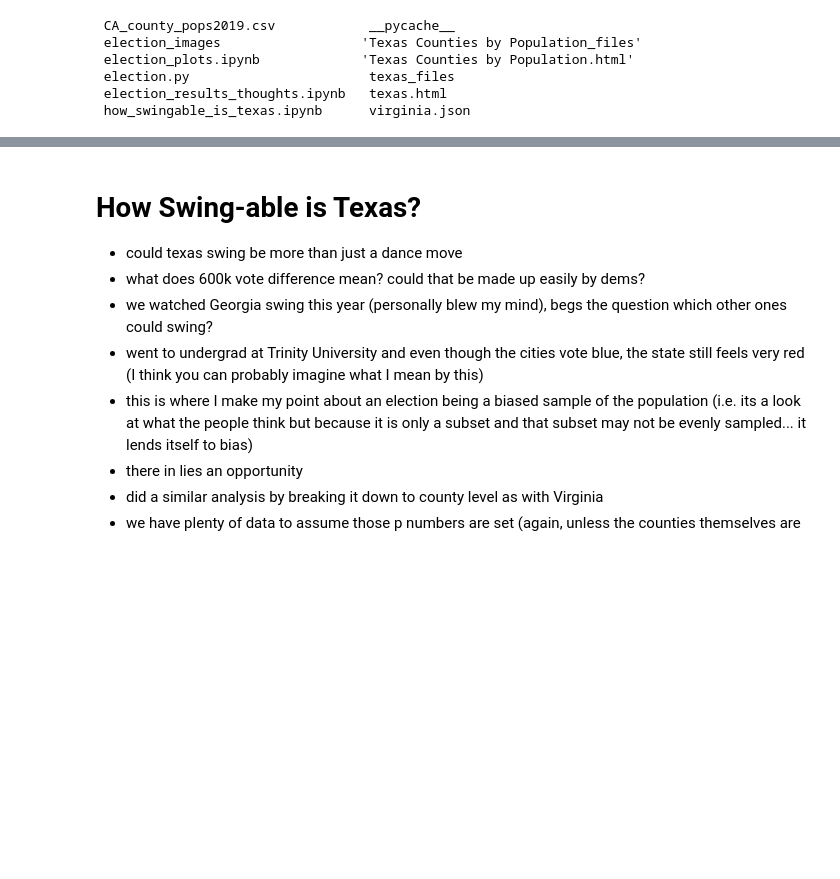
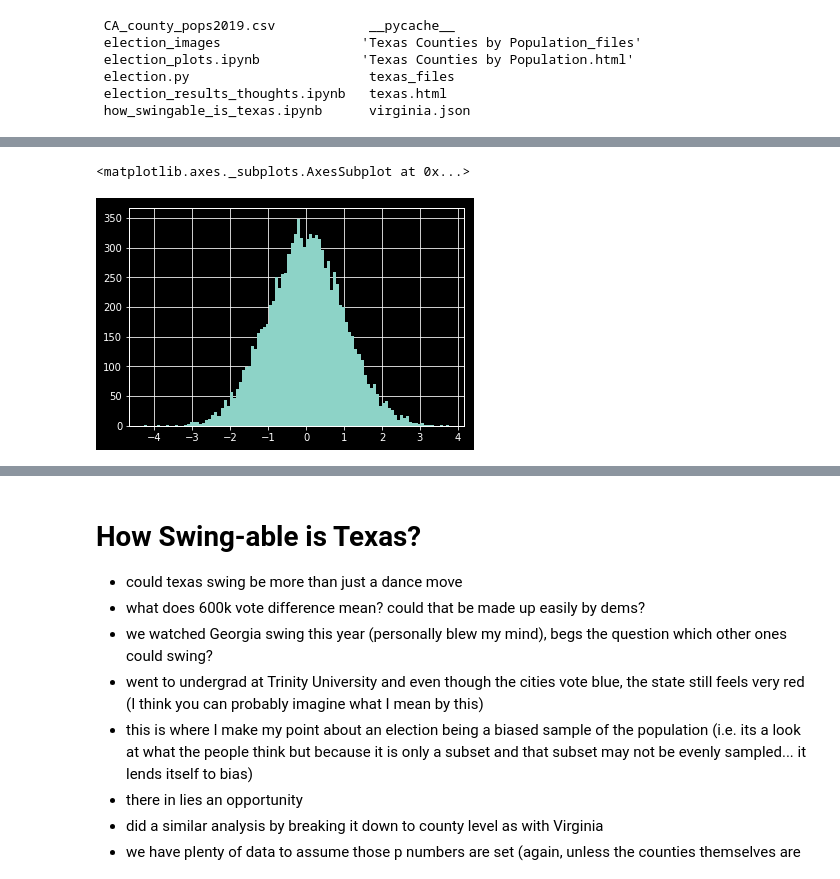
Before and after one commit to seanczak/torch_series_blog, a Jupyter notebook: nbs/election/how_swingable_is_texas.ipynb, the cells around one changed output, grey strips where cells are left out. Drawn from its saved outputs; the diff is of its cells as text; code cells hidden in the pictures; blank space fills up the shorter version.

```diff
--- a/nbs/election/how_swingable_is_texas.ipynb
+++ b/nbs/election/how_swingable_is_texas.ipynb
@@ -7,3 +7,14 @@
  election.py                       texas_files
  election_results_thoughts.ipynb   texas.html
  how_swingable_is_texas.ipynb      virginia.json
+# %%
+import pandas as pd
+import numpy as np
+import matplotlib.pyplot as plt
+import seaborn as sns
+plt.style.use('ggplot')
+plt.style.use(['dark_background'])
+
+data = np.random.normal(size=(10000,4))
+data = pd.DataFrame(data,columns=['a','b','c','d'])
+data.head()
@@ -9,0 +28,5 @@
+# %%
+data.a.hist(bins=100)
+# %% [output]
+<matplotlib.axes._subplots.AxesSubplot at 0x...>
+[figure, added]
```
Also changed, not shown: parts of 6 cells of this notebook, 13 other files.
